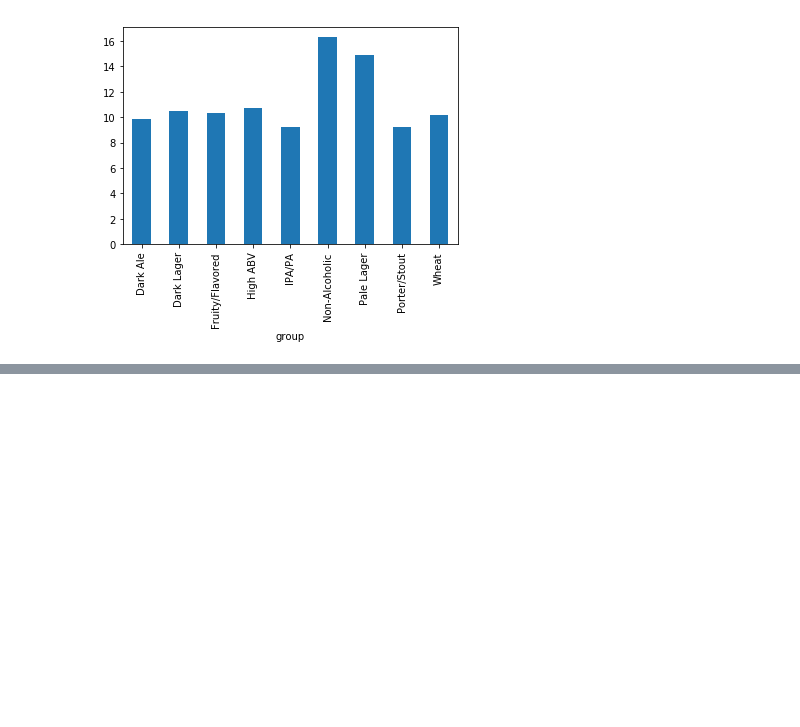
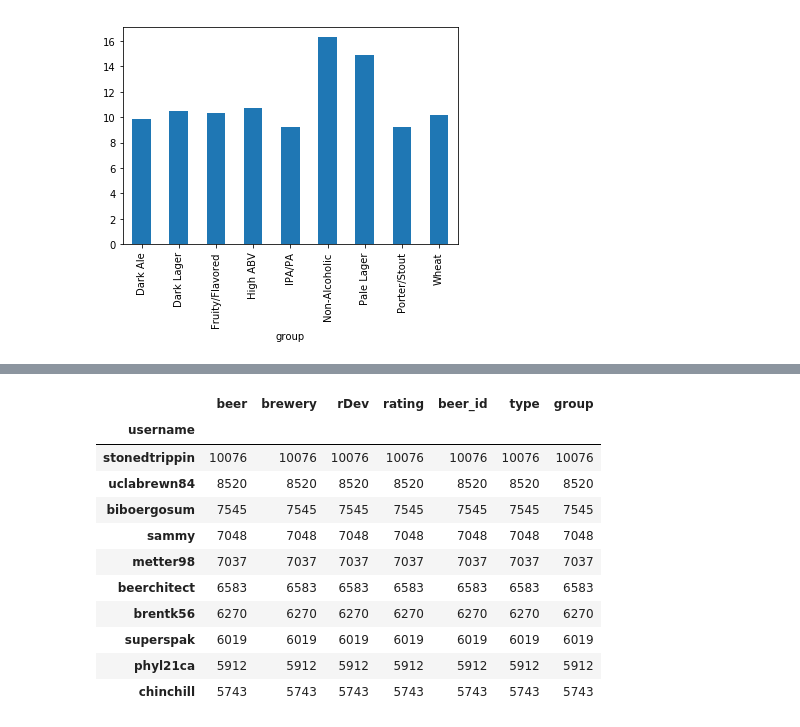
Before and after one commit to thewho14/Beer_Maven, a Jupyter notebook: Beer Data visualization.ipynb, the cells around one changed output, grey strips where cells are left out. Saved outputs shown, nothing was run; the diff lists cells and outputs as text; code cells hidden in the pictures; blank space fills up the shorter version.

```diff
--- a/Beer Data visualization.ipynb
+++ b/Beer Data visualization.ipynb
@@ -150,0 +139,15 @@ plt.show()
+# %%
+df.groupby('username').count().sort_values('rating',ascending=False).head(10)
+# %% [output]
+|  | beer | brewery | rDev | rating | beer_id | type | group |
+| username |  |  |  |  |  |  |  |
+| stonedtrippin | 10076 | 10076 | 10076 | 10076 | 10076 | 10076 | 10076 |
+| uclabrewn84 | 8520 | 8520 | 8520 | 8520 | 8520 | 8520 | 8520 |
+| biboergosum | 7545 | 7545 | 7545 | 7545 | 7545 | 7545 | 7545 |
+| sammy | 7048 | 7048 | 7048 | 7048 | 7048 | 7048 | 7048 |
+| metter98 | 7037 | 7037 | 7037 | 7037 | 7037 | 7037 | 7037 |
+| beerchitect | 6583 | 6583 | 6583 | 6583 | 6583 | 6583 | 6583 |
+| brentk56 | 6270 | 6270 | 6270 | 6270 | 6270 | 6270 | 6270 |
+| superspak | 6019 | 6019 | 6019 | 6019 | 6019 | 6019 | 6019 |
+| phyl21ca | 5912 | 5912 | 5912 | 5912 | 5912 | 5912 | 5912 |
+| chinchill | 5743 | 5743 | 5743 | 5743 | 5743 | 5743 | 5743 |
```
Also changed, not shown: parts of 12 cells of this notebook, 6 other files.
